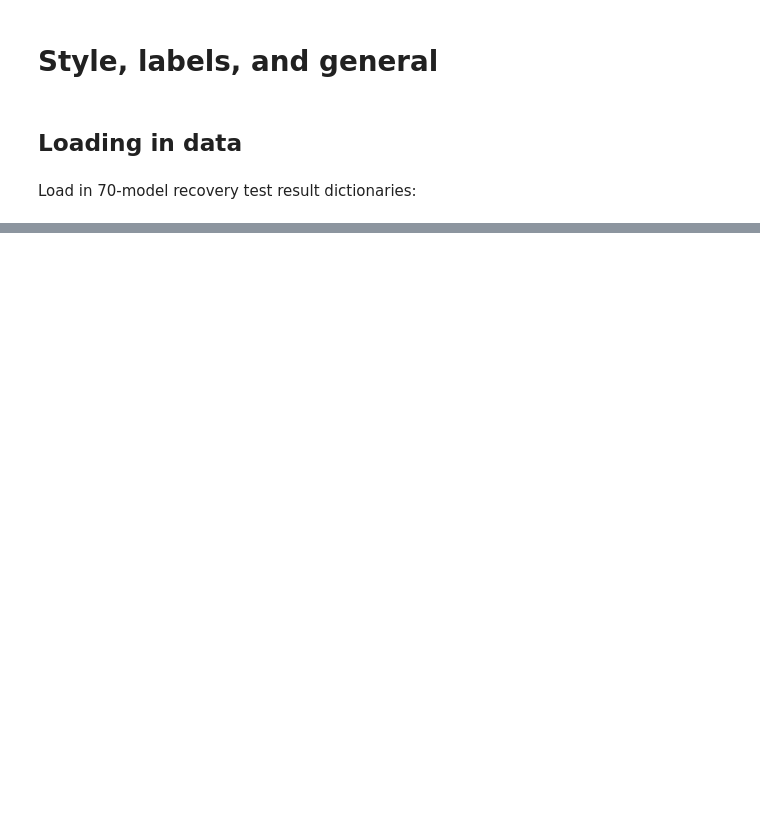
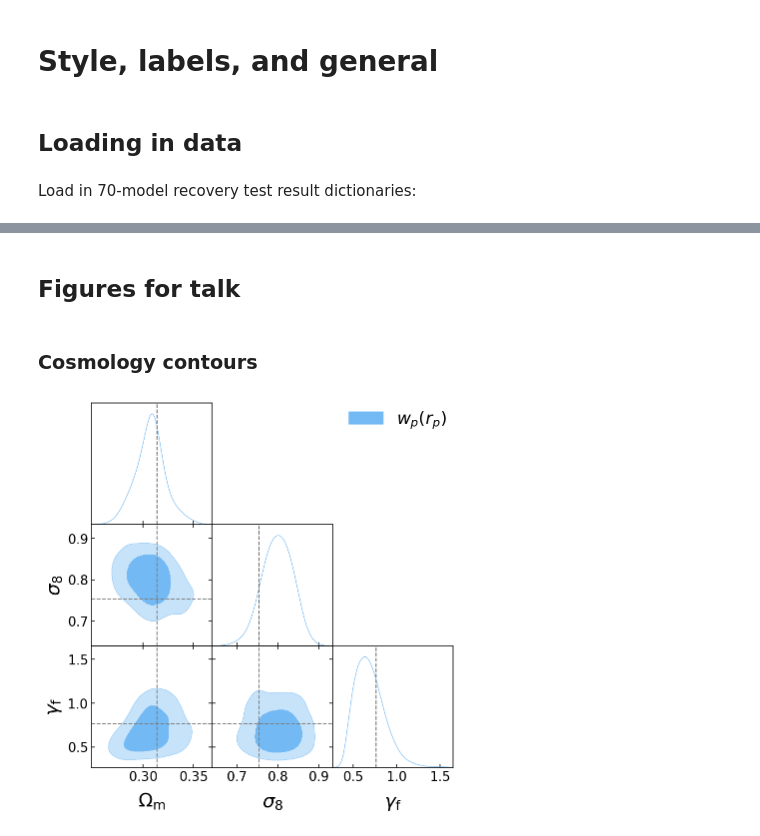
Before and after one commit to kstoreyf/aemulator, a Jupyter notebook: notebooks/2022-03-21_exploratory_figures.ipynb, the cells around one changed output, grey strips where cells are left out. Drawn from its saved outputs; the diff is of its cells as text; code cells hidden in the pictures; blank space fills up the shorter version.

```diff
--- a/notebooks/2022-03-21_exploratory_figures.ipynb
+++ b/notebooks/2022-03-21_exploratory_figures.ipynb
@@ -140,0 +165,14 @@ KeyError: (0, 0)
+# %% [markdown]
+## Figures for talk
+# %% [markdown]
+### Cosmology contours
+# %%
+chaintags = [
+             'wp_c1h12_all',
+            ]
+g = plotter.plot_contours(chaintags, colors=colors_addin[:1],
+                          legend_labels=labels_addin[:1], legend_loc='upper right',
+                          params_toplot=['Omega_m', 'sigma_8', 'f'])
+plt.savefig(f'{plot_dir}/contours_cosmo_wp.png', bbox_inches='tight')
+# %% [output]
+[figure, added]
```
Also changed, not shown: parts of 16 cells of this notebook, 10 other files.
